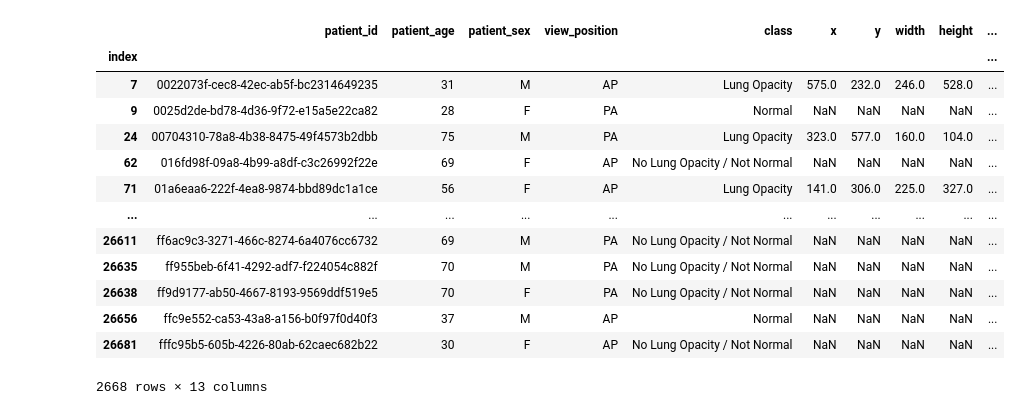
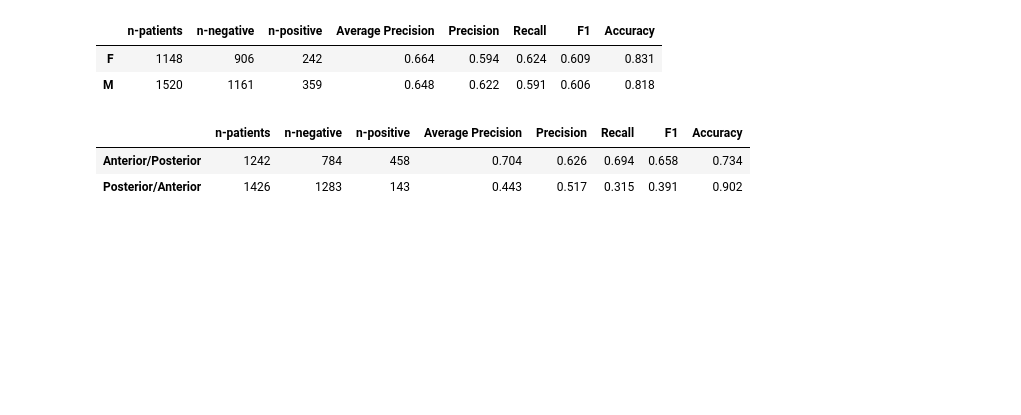
Before and after one commit to Tstrebe2/umich-mads-capstone-project, a Jupyter notebook: tstrebe2/rnsa/eda-notebook.ipynb, the cells around one changed output. Drawn from its saved outputs; the diff is of its cells as text; code cells hidden in the pictures; blank space fills up the shorter version.

```diff
--- a/tstrebe2/rnsa/eda-notebook.ipynb
+++ b/tstrebe2/rnsa/eda-notebook.ipynb
@@ -49,8 +52,12 @@ plt.show()
 <Figure size 432x288 with 0 Axes>
 # %%
-patient_data_path = '/home/tstrebel/repos/umich-mads-capstone-project/assets/rnsa-patient-details.csv'
-
+THRESH = 0.3948
 df_patients = pd.read_csv(patient_data_path, index_col='index')
-df_patients['densenet_prediction'] = (df_patients['densenet_predict_proba'] >= 0.3472).astype(int)
-df_patients.head()
+df_patients['densenet_prediction'] = (df_patients['densenet_predict_proba'] >= THRESH).astype(int)
+df_patients['age_group'] = pd.cut(df_patients.patient_age,
+                                  [0, 1, 5, 12, 18, 44, 64, 79, np.inf],
+                                  labels=['Infant 1 year-old', 'preschool (2-5)', 'Child (6-12)', 'Adolescent (13-18)', 'Adult (19-44)', 'Middle age (45-64)', 'Aged (65-79)', 'Aged 80+']
+                                 )
+df_patients['view_position'] = df_patients['view_position'].map({'AP':'Anterior/Posterior', 'PA':'Posterior/Anterior'})
+df_patients
 # %% [output]
@@ -112,24 +164,42 @@ pd.concat([
 # %%
-from sklearn import metrics
-
 df_test = df_patients[df_patients['split'] == 'test']
 
-def get_average_precision_by_group(data):
+def get_metrics_by_group(data, group):
+    n = data[group].value_counts().rename('n-patients')
+    n_neg = data[data.target == 0][group].value_counts().rename('n-negative')
+    n_pos = data[data.target == 1][group].value_counts().rename('n-positive')
+    n = n.to_frame().join([n_neg, n_pos])
 
+    results = []
 
-get_average_precision_by_group(df_test)
+    def get_average_precision_score(grp):
+        if len(grp) > 0:
+            return metrics.average_precision_score(grp['target'], grp['densenet_predict_proba'])
+        else:
+            return 0
+
+    avg_precision = (data.groupby(group)
+              .apply(get_average_precision_score).rename('Average Precision'))
+    results.append(avg_precision)
+
+    def get_metrics(grp, metric_fn):
+        if len(grp) > 0:
+            return metric_fn(grp['target'], grp['densenet_prediction'])
+        else:
+            return 0
+
+    for metric_name, metric_fn in [('Precision', metrics.precision_score),
+                                   ('Recall', metrics.recall_score),
+                                   ('F1', metrics.f1_score),
+                                   ('Accuracy', metrics.accuracy_score)]:
+        metric_result = (data.groupby(group)
+                  .apply(get_metrics, metric_fn)).rename(metric_name)
+        results.append(metric_result)
+
+    return n.join(results).sort_index()
+
+get_metrics_by_group(df_test, group='patient_sex')
 # %% [output]
-|  | patient_id | patient_age | patient_sex | view_position | class | x | y | width | height | ... |
-| index |  |  |  |  |  |  |  |  |  | ... |
-| 7 | 0022073f-cec8-42ec-ab5f-bc2314649235 | 31 | M | AP | Lung Opacity | 575.0 | 232.0 | 246.0 | 528.0 | ... |
-| 9 | 0025d2de-bd78-4d36-9f72-e15a5e22ca82 | 28 | F | PA | Normal | NaN | NaN | NaN | NaN | ... |
-| 24 | 00704310-78a8-4b38-8475-49f4573b2dbb | 75 | M | PA | Lung Opacity | 323.0 | 577.0 | 160.0 | 104.0 | ... |
-| 62 | 016fd98f-09a8-4b99-a8df-c3c26992f22e | 69 | F | AP | No Lung Opacity / Not Normal | NaN | NaN | NaN | NaN | ... |
-| 71 | 01a6eaa6-222f-4ea8-9874-bbd89dc1a1ce | 56 | F | AP | Lung Opacity | 141.0 | 306.0 | 225.0 | 327.0 | ... |
-| ... | ... | ... | ... | ... | ... | ... | ... | ... | ... | ... |
-| 26611 | ff6ac9c3-3271-466c-8274-6a4076cc6732 | 69 | M | PA | No Lung Opacity / Not Normal | NaN | NaN | NaN | NaN | ... |
-| 26635 | ff955beb-6f41-4292-adf7-f224054c882f | 70 | M | PA | No Lung Opacity / Not Normal | NaN | NaN | NaN | NaN | ... |
-| 26638 | ff9d9177-ab50-4667-8193-9569ddf519e5 | 70 | F | PA | No Lung Opacity / Not Normal | NaN | NaN | NaN | NaN | ... |
-| 26656 | ffc9e552-ca53-43a8-a156-b0f97f0d40f3 | 37 | M | AP | Normal | NaN | NaN | NaN | NaN | ... |
-| 26681 | fffc95b5-605b-4226-80ab-62caec682b22 | 30 | F | AP | No Lung Opacity / Not Normal | NaN | NaN | NaN | NaN | ... |
+|  | n-patients | n-negative | n-positive | Average Precision | Precision | Recall | F1 | Accuracy |
+| F | 1148 | 906 | 242 | 0.664 | 0.594 | 0.624 | 0.609 | 0.831 |
+| M | 1520 | 1161 | 359 | 0.648 | 0.622 | 0.591 | 0.606 | 0.818 |
-2668 rows × 13 columns
@@ -153,0 +206,6 @@ data_loader = data.get_data_loader(dataset, batch_size=5)
+# %%
+get_metrics_by_group(df_test, group='view_position')
+# %% [output]
+|  | n-patients | n-negative | n-positive | Average Precision | Precision | Recall | F1 | Accuracy |
+| Anterior/Posterior | 1242 | 784 | 458 | 0.704 | 0.626 | 0.694 | 0.658 | 0.734 |
+| Posterior/Anterior | 1426 | 1283 | 143 | 0.443 | 0.517 | 0.315 | 0.391 | 0.902 |
```
Also changed, not shown: parts of 13 cells of this notebook, 5 other files.
